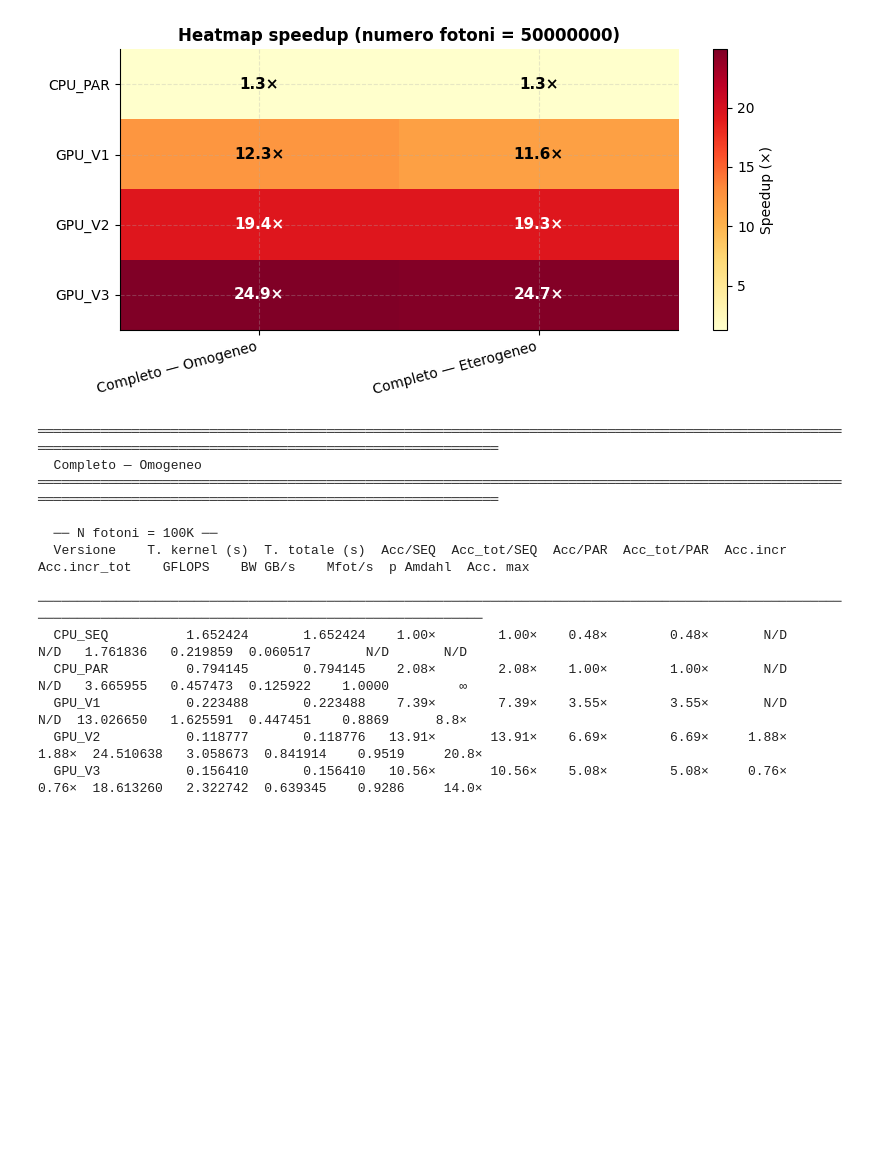
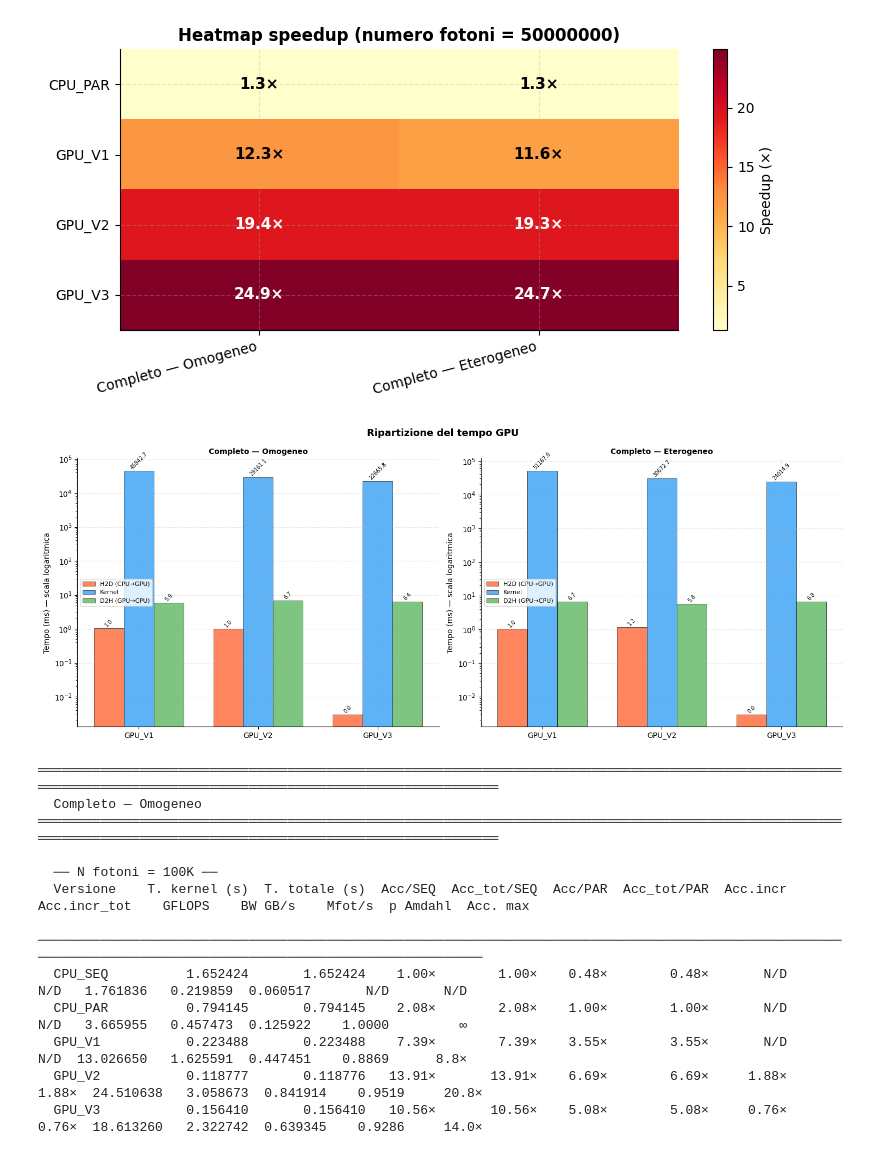
Before and after one commit to AngeP02/MonteCarloPerRadioterapia, a Jupyter notebook: Progetto_HPC.ipynb, the cells around one changed output. Drawn from its saved outputs; the diff is of its cells as text; code cells hidden in the pictures; blank space fills up the shorter version.

```diff
--- a/Progetto_HPC.ipynb
+++ b/Progetto_HPC.ipynb
@@ -7098,6 +6289,8 @@ salva_figura(fig, "05_heatmap_speedup")
 # %% [output]
 [figure]
 # %%
+dati_gpu = df[df["versione"].str.startswith("GPU") & df["h2d_medio_ms"].notna()]
+
 if not dati_gpu.empty:
     fig, assi = plt.subplots(1, 2, figsize=(15, 6))
     fig.suptitle("Ripartizione del tempo GPU", fontsize=13, fontweight="bold")
@@ -7124,33 +6317,35 @@ if not dati_gpu.empty:
         for k, (colonna, etichetta, colore) in enumerate(componenti):
             valori = np.array([
                 dati_mod_max[dati_mod_max["versione"] == v][colonna].values[0]
                 if v in dati_mod_max["versione"].values else 0
                 for v in versioni_gpu
             ])
             offset = (k - 1) * larghezza
             barre = ax.bar(
                 posizioni_x + offset, valori, larghezza,
                 label=etichetta, color=colore, alpha=0.85,
                 edgecolor="black", linewidth=0.5,
             )
             for barra, valore in zip(barre, valori):
                 if valore > 0:
                     ax.text(
                         barra.get_x() + barra.get_width() / 2,
                         barra.get_height() * 1.02,
                         f"{valore:.1f}",
                         ha="center", va="bottom", fontsize=7, rotation=45,
                     )
 
         ax.set_yscale("log")
         ax.set_xticks(posizioni_x)
         ax.set_xticklabels(versioni_gpu)
         ax.set_title(ETICHETTE_MODALITA[mod], fontsize=10, fontweight="bold")
         ax.set_ylabel("Tempo (ms) — scala logaritmica")
         ax.legend(fontsize=8)
 
     plt.tight_layout()
     salva_figura(fig, "06_gpu_breakdown")
+# %% [output]
+[figure, added]
 # %%
 def formatta_speedup(valore):
     if np.isnan(valore):
```
Also changed, not shown: parts of 90 cells of this notebook.
